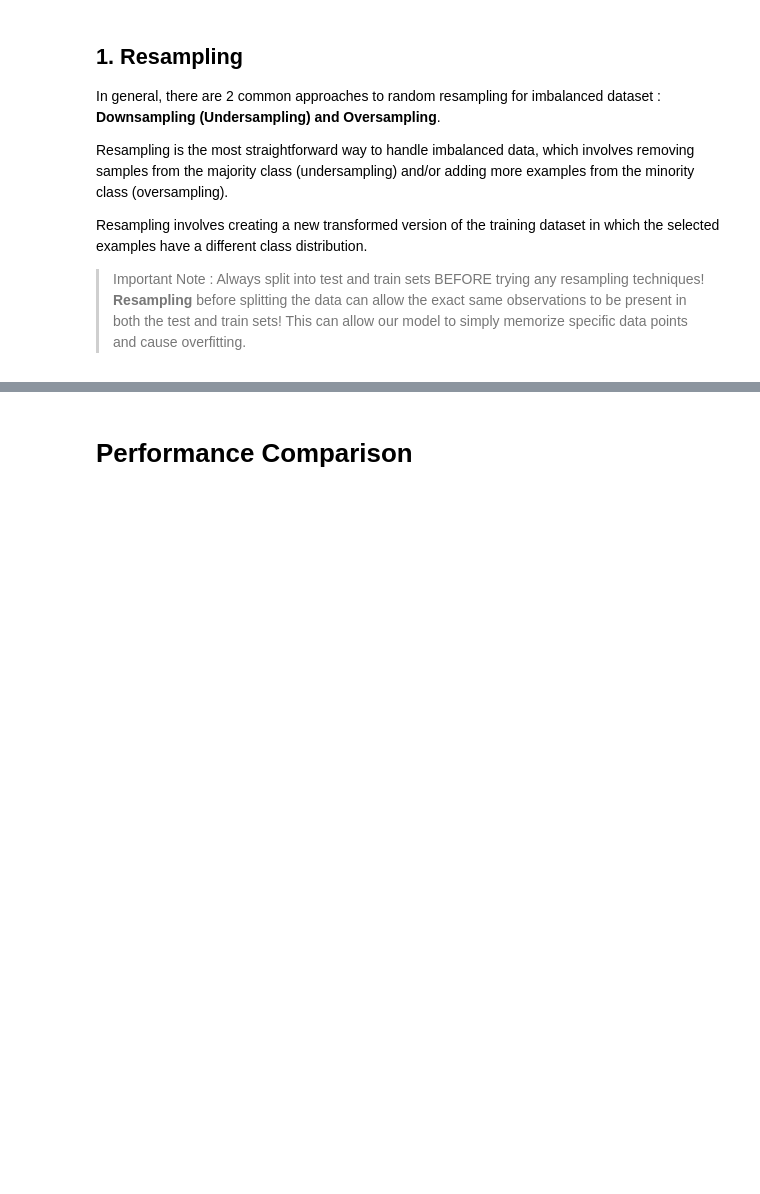
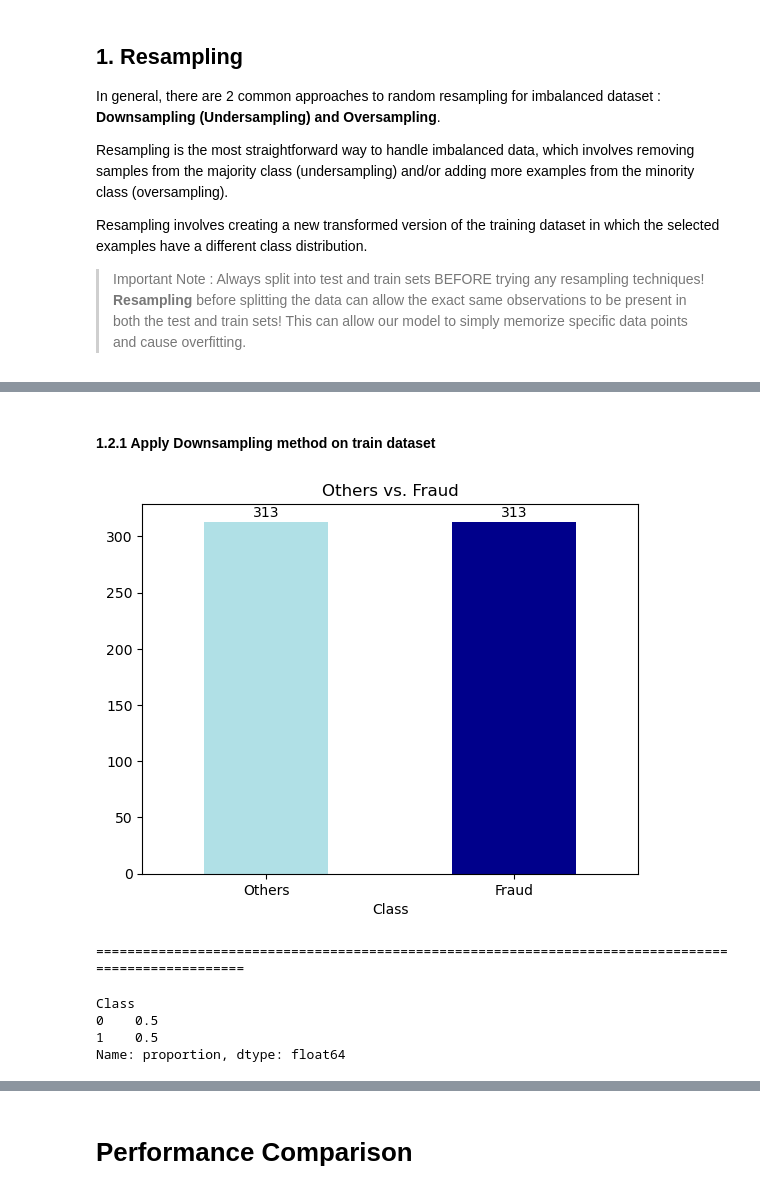
Before and after one commit to adisetiawannn/datascience_python, a Jupyter notebook: data_science_with_python/data_preprocessing/class_imbalance.ipynb, the cells around one changed output, grey strips where cells are left out. Saved outputs shown, nothing was run; the diff lists cells and outputs as text; code cells hidden in the pictures; blank space fills up the shorter version.

```diff
--- a/data_science_with_python/data_preprocessing/class_imbalance.ipynb
+++ b/data_science_with_python/data_preprocessing/class_imbalance.ipynb
@@ -373,0 +243,40 @@ weighted avg       1.00      0.97      0.98     85443
+# %% [markdown]
+#### 1.2.1 Apply Downsampling method on train dataset
+# %%
+# import packages for visualization
+import matplotlib.pyplot as plt
+
+# import downsampling library
+from imblearn.under_sampling import RandomUnderSampler
+
+# make downsampling model
+downsampling = RandomUnderSampler(sampling_strategy='majority')
+
+# fit downsampling model
+down_X_train,down_y_train = downsampling.fit_resample(X=X_raw_train, y=y_raw_train)
+
+# Plot the distribution of undersampling of target data train
+under_y_train_count = down_y_train.value_counts()
+
+# Bar plot
+under_y_train_count.plot(kind='bar', color=['powderblue', 'darkblue'], title='Others vs. Fraud')
+plt.xticks(ticks=[0, 1], labels=['Others', 'Fraud'], rotation=0)
+
+# Add label counts on top of the bars
+for i, count in enumerate(under_y_train_count):
+    plt.text(i, count + 2, str(count), ha='center', va='bottom', fontsize=10)
+
+# Show the plot
+plt.show()
+
+print("====="*20)
+
+# Display the class distribution in percentage
+down_y_train.value_counts(normalize=True)
+# %% [output]
+[figure, added]
+====================================================================================================
+Class
+0    0.5
+1    0.5
+Name: proportion, dtype: float64
```
Also changed, not shown: parts of 51 cells of this notebook.
